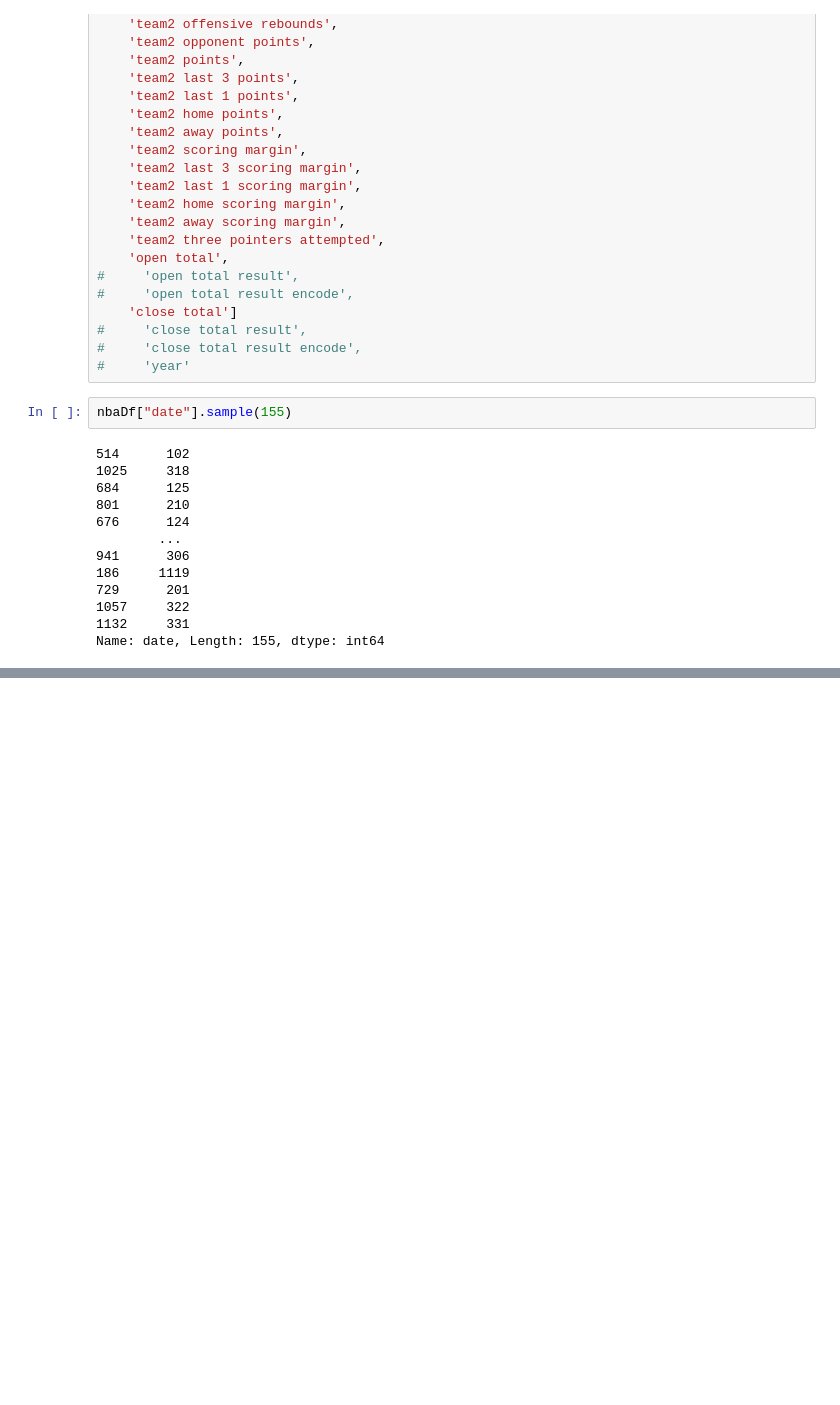
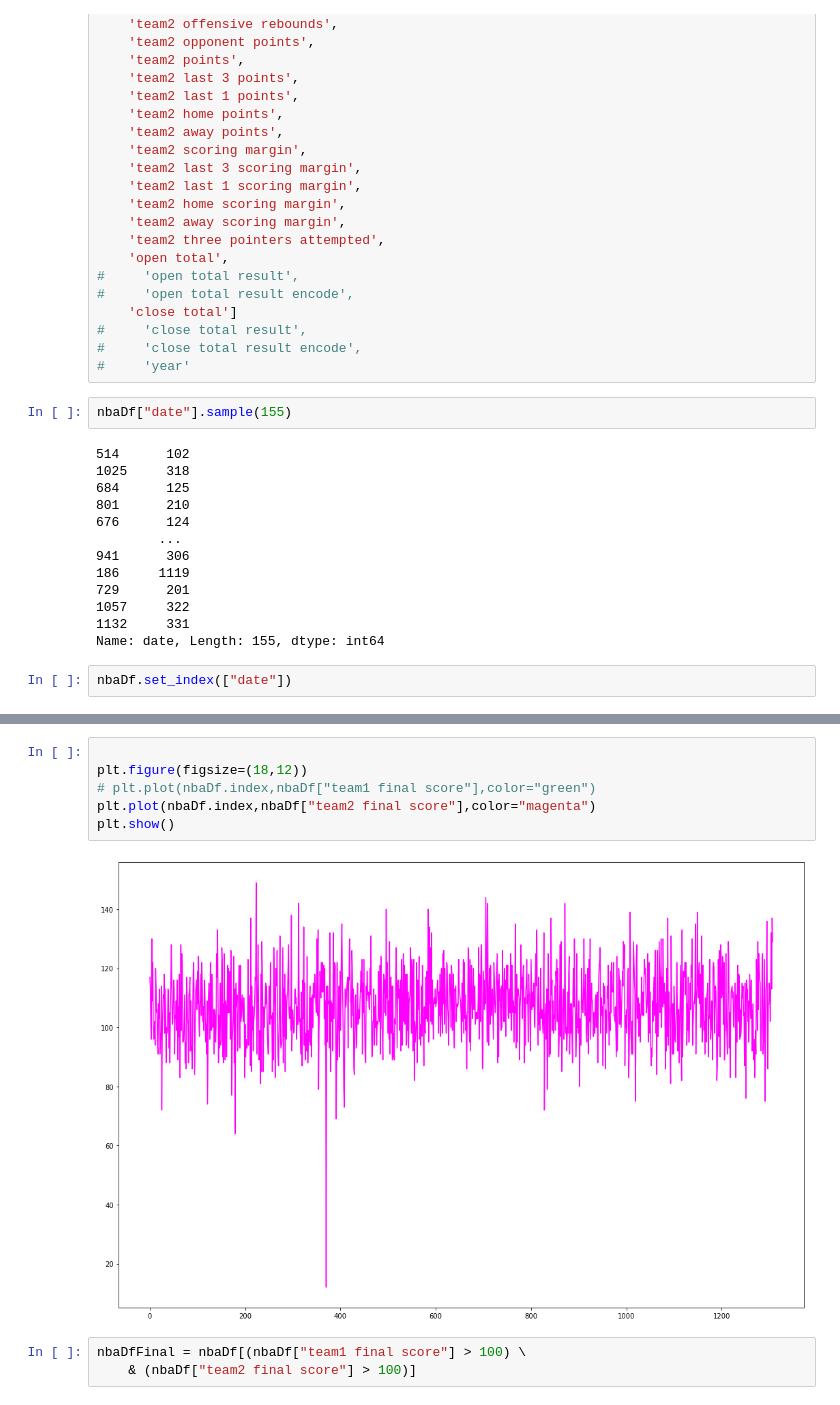
Before and after one commit to tamle7422/regression, a Jupyter notebook: nba.ipynb, the cells around one changed output, grey strips where cells are left out. Saved outputs shown, nothing was run; the diff lists cells and outputs as text; blank space fills up the shorter version.

```diff
--- a/nba.ipynb
+++ b/nba.ipynb
@@ -166,3 +166,5 @@ nbaDf["date"].sample(155)
 1057     322
 1132     331
 Name: date, Length: 155, dtype: int64
+# %%
+nbaDf.set_index(["date"])
@@ -168,0 +186,11 @@ Name: date, Length: 155, dtype: int64
+# %%
+
+plt.figure(figsize=(18,12))
+# plt.plot(nbaDf.index,nbaDf["team1 final score"],color="green")
+plt.plot(nbaDf.index,nbaDf["team2 final score"],color="magenta")
+plt.show()
+# %% [output]
+[figure, added]
+# %%
+nbaDfFinal = nbaDf[(nbaDf["team1 final score"] > 100) \
+    & (nbaDf["team2 final score"] > 100)]
```
Also changed, not shown: parts of 3 cells of this notebook.
